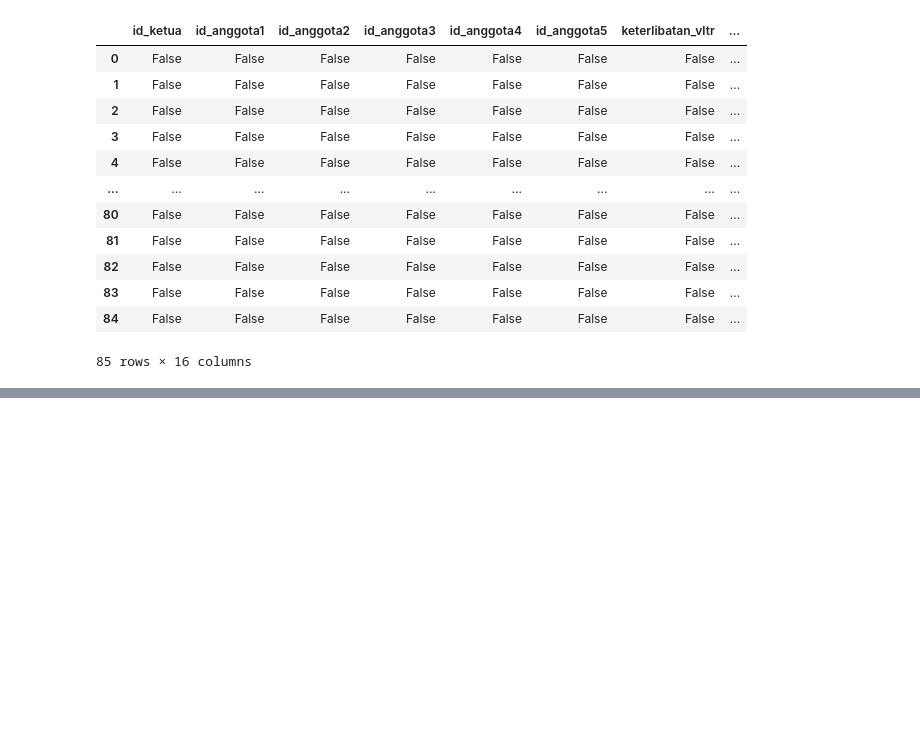
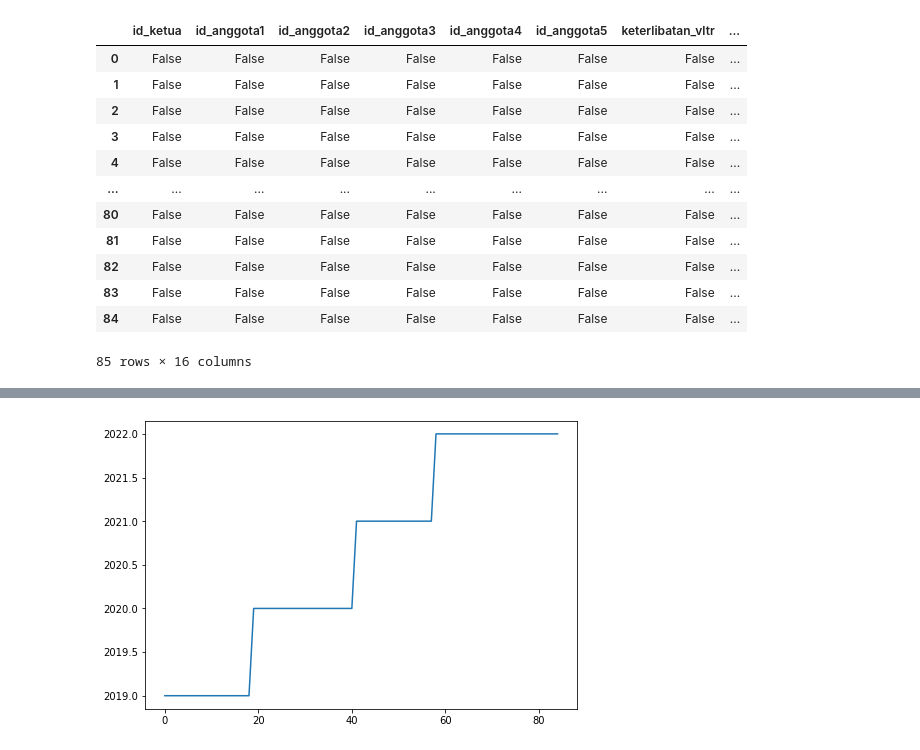
Before and after one commit to hhidayatinc/Machine_Learning, a Jupyter notebook: Kuis2_Hidayati_Nur_Chasanah.ipynb, the cells around one changed output, grey strips where cells are left out. Saved outputs shown, nothing was run; the diff lists cells and outputs as text; code cells hidden in the pictures; blank space fills up the shorter version.

```diff
--- a/Kuis2_Hidayati_Nur_Chasanah.ipynb
+++ b/Kuis2_Hidayati_Nur_Chasanah.ipynb
@@ -163,3 +100,10 @@ memory usage: 10.8+ KB
 # %%
 import seaborn as sns
 import matplotlib.pyplot as plt
+# %%
+fig = plt.figure()
+ax = fig.add_axes([0,0,1,1])
+ax.plot(data['tahun'])
+plt.show()
+# %% [output]
+[figure, added]
```
Also changed, not shown: parts of 15 cells of this notebook.
